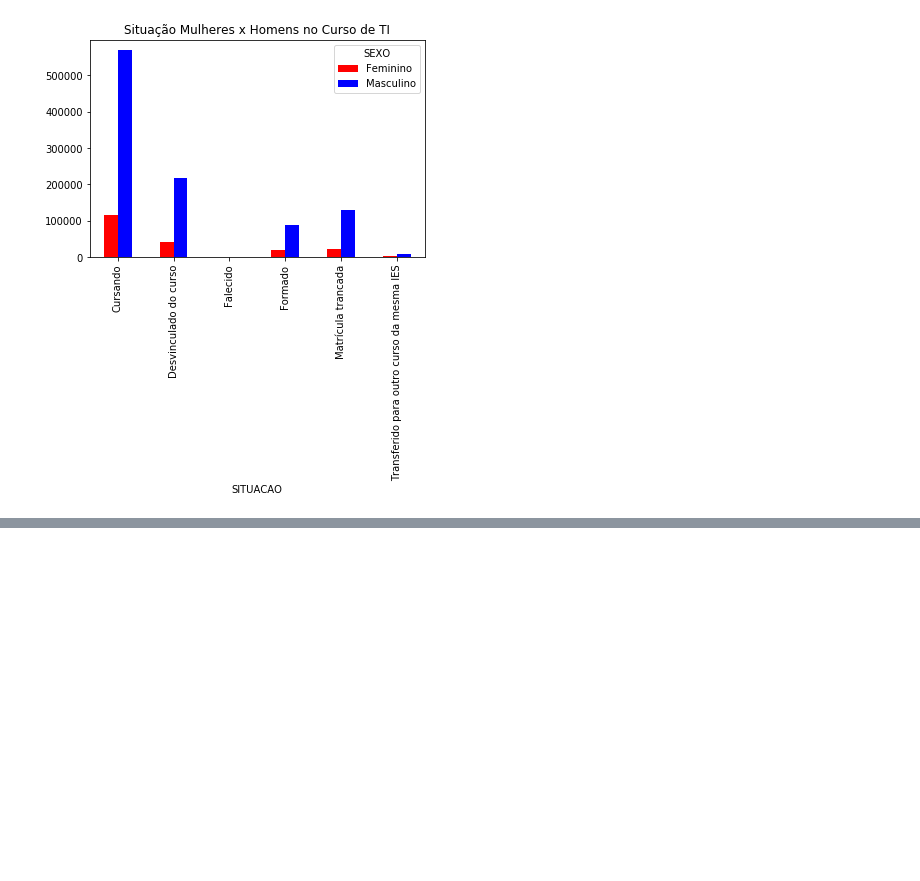
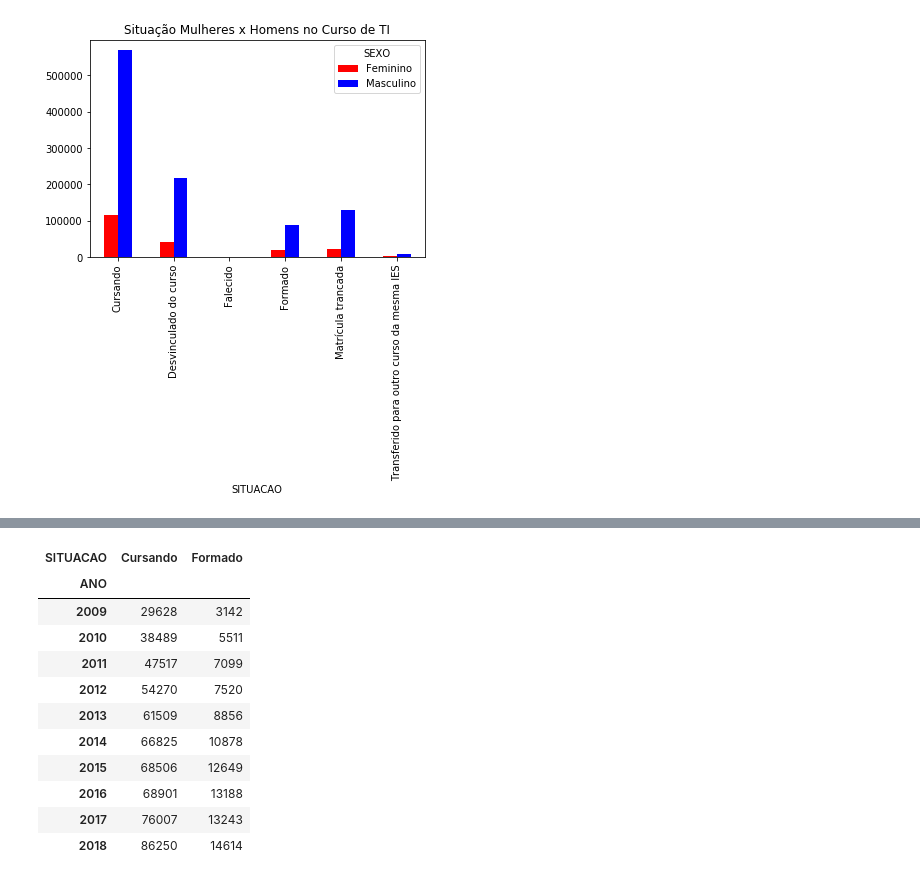
Before and after one commit to arcursino/analise_dados, a Jupyter notebook: df_final.ipynb, the cells around one changed output, grey strips where cells are left out. Saved outputs shown, nothing was run; the diff lists cells and outputs as text; code cells hidden in the pictures; blank space fills up the shorter version.

```diff
--- a/df_final.ipynb
+++ b/df_final.ipynb
@@ -79,0 +98,16 @@ curso_ano.plot(kind='bar',width=0.5, color=['red','blue'], title='Inserção Mul
+# %%
+sit_ano = pd.crosstab(data['ANO'],data['SITUACAO'])
+sit_ano
+# %% [output]
+| SITUACAO | Cursando | Formado |
+| ANO |  |  |
+| 2009 | 29628 | 3142 |
+| 2010 | 38489 | 5511 |
+| 2011 | 47517 | 7099 |
+| 2012 | 54270 | 7520 |
+| 2013 | 61509 | 8856 |
+| 2014 | 66825 | 10878 |
+| 2015 | 68506 | 12649 |
+| 2016 | 68901 | 13188 |
+| 2017 | 76007 | 13243 |
+| 2018 | 86250 | 14614 |
```
Also changed, not shown: parts of 9 cells of this notebook, 1 other file.
